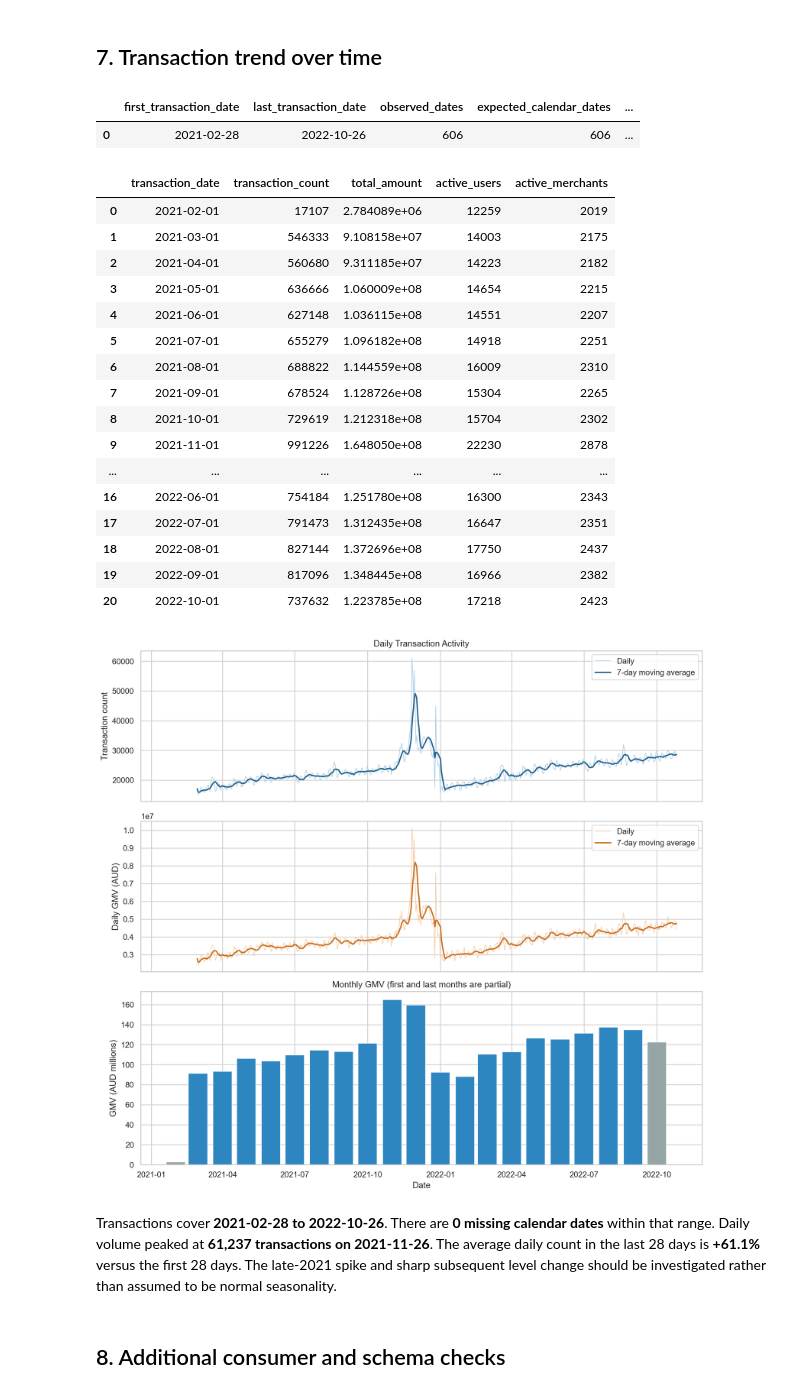
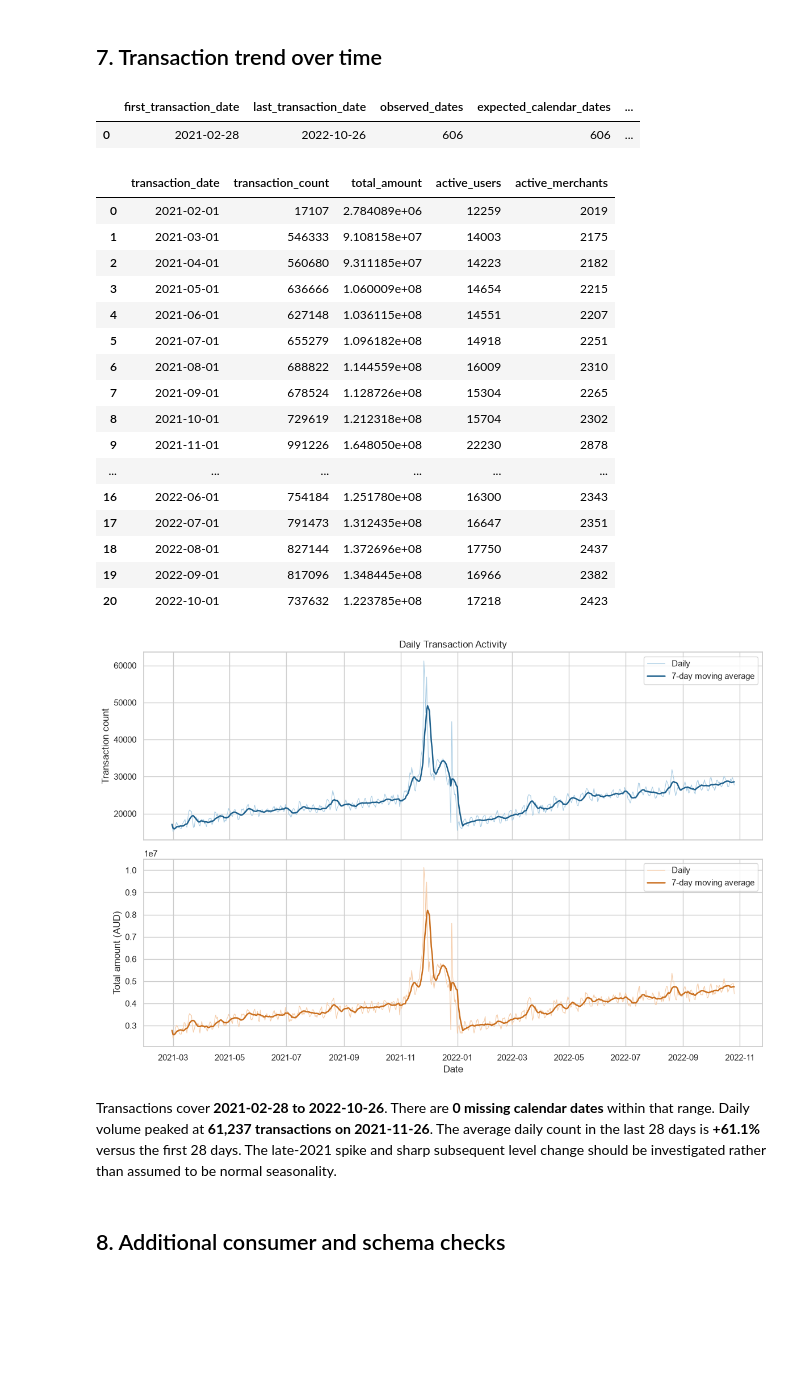
Before and after one commit to yixxx111/MAST30034-Project-2-Group-50, a Jupyter notebook: member1_eda/member1_eda.ipynb, the cells around one changed output. Cells and saved outputs as stored; diff of their text form; code cells hidden in the pictures; blank space fills up the shorter version.

```diff
--- a/member1_eda/member1_eda.ipynb
+++ b/member1_eda/member1_eda.ipynb
@@ -572,7 +589,7 @@ time_summary.to_csv(ARTIFACT_DIR / "time_coverage_summary.csv", index=False)
 display(time_summary)
 display(monthly_transactions)
 
-fig, axes = plt.subplots(3, 1, figsize=(12, 11), sharex=True, gridspec_kw={"height_ratios": [1, 1, 1.15]})
+fig, axes = plt.subplots(2, 1, figsize=(12, 8), sharex=True)
 axes[0].plot(daily_transactions["transaction_date"], daily_transactions["transaction_count"], color="#A9CCE3", linewidth=0.8, label="Daily")
 axes[0].plot(daily_transactions["transaction_date"], daily_transactions["transaction_count_7d_ma"], color="#1F618D", linewidth=1.8, label="7-day moving average")
 axes[0].set(title="Daily Transaction Activity", ylabel="Transaction count")
@@ -580,56 +597,41 @@ axes[0].legend()
 
 axes[1].plot(daily_transactions["transaction_date"], daily_transactions["total_amount"], color="#F5CBA7", linewidth=0.8, label="Daily")
 axes[1].plot(daily_transactions["transaction_date"], daily_transactions["total_amount_7d_ma"], color="#CA6F1E", linewidth=1.8, label="7-day moving average")
-axes[1].set(ylabel="Daily GMV (AUD)")
+axes[1].set(xlabel="Date", ylabel="Total amount (AUD)")
 axes[1].legend()
-
-monthly_bar_colours = ["#95A5A6"] + ["#2E86C1"] * (len(monthly_transactions) - 2) + ["#95A5A6"]
-axes[2].bar(
-    monthly_transactions["transaction_date"],
-    monthly_transactions["total_amount"] / 1_000_000,
-    width=24,
-    color=monthly_bar_colours,
-    edgecolor="white",
-    linewidth=0.6,
-)
-axes[2].set(
-    title="Monthly GMV (first and last months are partial)",
-    xlabel="Date",
-    ylabel="GMV (AUD millions)",
-)
 
 fig.tight_layout()
 fig.savefig(FIGURE_DIR / "03_daily_transaction_trends.png", dpi=180, bbox_inches="tight")
 plt.show()
 
 display(Markdown(
     f"Transactions cover **{time_summary.loc[0, 'first_transaction_date']} to {time_summary.loc[0, 'last_transaction_date']}**. "
     f"There are **{len(missing_dates)} missing calendar dates** within that range. Daily volume peaked at "
     f"**{int(peak_count_row['transaction_count']):,} transactions on {peak_count_row['transaction_date'].date()}**. "
     f"The average daily count in the last 28 days is **{volume_change:+.1%}** versus the first 28 days. "
     "The late-2021 spike and sharp subsequent level change should be investigated rather than assumed to be normal seasonality."
 ))
 # %% [output]
 |  | first_transaction_date | last_transaction_date | observed_dates | expected_calendar_dates | ... |
 | 0 | 2021-02-28 | 2022-10-26 | 606 | 606 | ... |
 |  | transaction_date | transaction_count | total_amount | active_users | active_merchants |
 | 0 | 2021-02-01 | 17107 | 2.784089e+06 | 12259 | 2019 |
 | 1 | 2021-03-01 | 546333 | 9.108158e+07 | 14003 | 2175 |
 | 2 | 2021-04-01 | 560680 | 9.311185e+07 | 14223 | 2182 |
 | 3 | 2021-05-01 | 636666 | 1.060009e+08 | 14654 | 2215 |
 | 4 | 2021-06-01 | 627148 | 1.036115e+08 | 14551 | 2207 |
 | 5 | 2021-07-01 | 655279 | 1.096182e+08 | 14918 | 2251 |
 | 6 | 2021-08-01 | 688822 | 1.144559e+08 | 16009 | 2310 |
 | 7 | 2021-09-01 | 678524 | 1.128726e+08 | 15304 | 2265 |
 | 8 | 2021-10-01 | 729619 | 1.212318e+08 | 15704 | 2302 |
 | 9 | 2021-11-01 | 991226 | 1.648050e+08 | 22230 | 2878 |
 | ... | ... | ... | ... | ... | ... |
 | 16 | 2022-06-01 | 754184 | 1.251780e+08 | 16300 | 2343 |
 | 17 | 2022-07-01 | 791473 | 1.312435e+08 | 16647 | 2351 |
 | 18 | 2022-08-01 | 827144 | 1.372696e+08 | 17750 | 2437 |
 | 19 | 2022-09-01 | 817096 | 1.348445e+08 | 16966 | 2382 |
 | 20 | 2022-10-01 | 737632 | 1.223785e+08 | 17218 | 2423 |
-[figure, old version]
+[figure, new version]
 Transactions cover **2021-02-28 to 2022-10-26**. There are **0 missing calendar dates** within that range. Daily volume peaked at **61,237 transactions on 2021-11-26**. The average daily count in the last 28 days is **+61.1%** versus the first 28 days. The late-2021 spike and sharp subsequent level change should be investigated rather than assumed to be normal seasonality.
 # %% [markdown]
 ## 8. Additional consumer and schema checks
```
Also changed, not shown: parts of 2 cells of this notebook, 1 other file.
